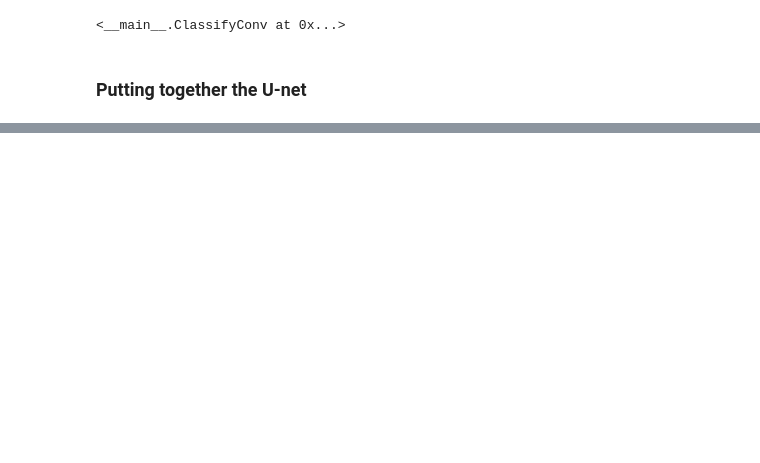
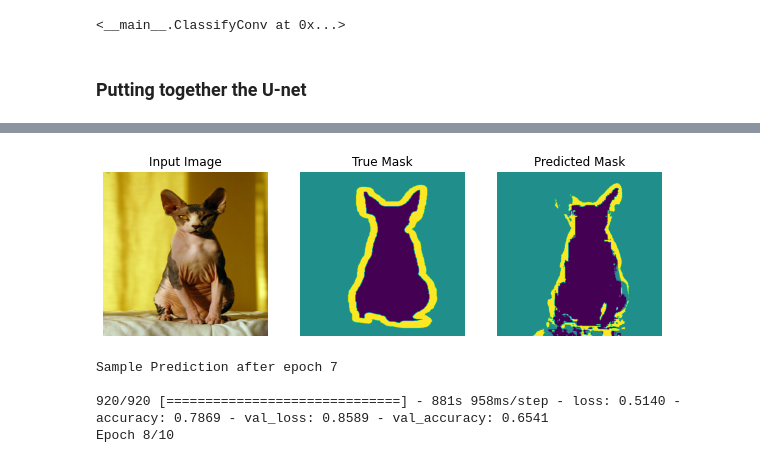
Before and after one commit to swap-10/U-Net-Tensorflow, a Jupyter notebook: unet_yard.ipynb, the cells around one changed output, grey strips where cells are left out. Saved outputs shown, nothing was run; the diff lists cells and outputs as text; code cells hidden in the pictures; blank space fills up the shorter version.

```diff
--- a/unet_yard.ipynb
+++ b/unet_yard.ipynb
@@ -176,0 +322,29 @@ array([[[[-0.10284571,  0.1237016 ],
+# %%
+import IPython
+class DisplayPredictionCallback(tf.keras.callbacks.Callback):
+  def on_epoch_end(self, epoch, logs=None):
+    IPython.display.clear_output(wait=True)
+    show_predictions()
+    print(f"Sample Prediction after epoch {epoch+1}\n")
+
+class EarlyStoppingCallback(tf.keras.callbacks.Callback):
+  def on_epoch_end(self, epoch, logs=None):
+    if logs.get('accuracy') >= 0.93:
+      print("Reached 93% accuracy so stopping training\n")
+      self.model.stop_training=True
+# %%
+history = model.fit(
+    train_batches,
+    epochs=EPOCHS,
+    steps_per_epoch=STEPS_PER_EPOCH,
+    validation_steps=VALIDATION_STEPS,
+    validation_data=test_batches,
+    callbacks=[DisplayPredictionCallback(), EarlyStoppingCallback()],
+    verbose=1
+)
+# %% [output]
+[figure, added]
+Sample Prediction after epoch 7
+
+920/920 [==============================] - 881s 958ms/step - loss: 0.5140 - accuracy: 0.7869 - val_loss: 0.8589 - val_accuracy: 0.6541
+Epoch 8/10
```
Also changed, not shown: parts of 17 cells of this notebook.
